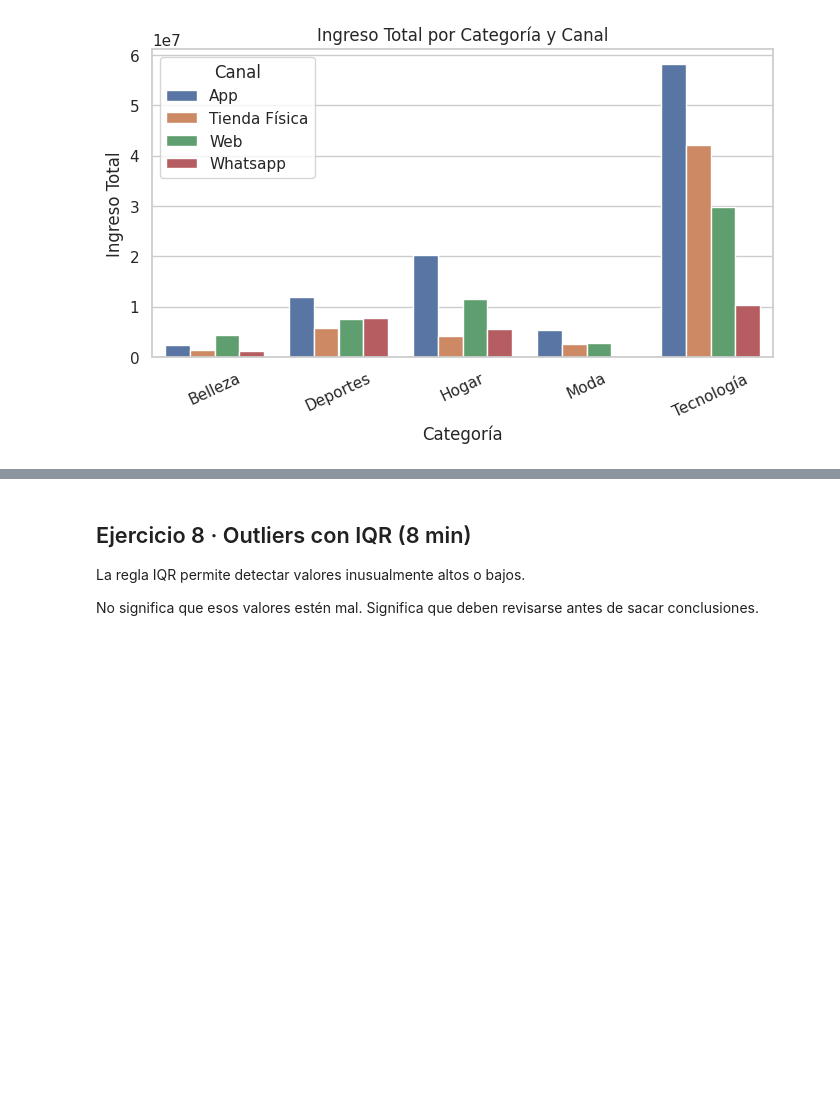
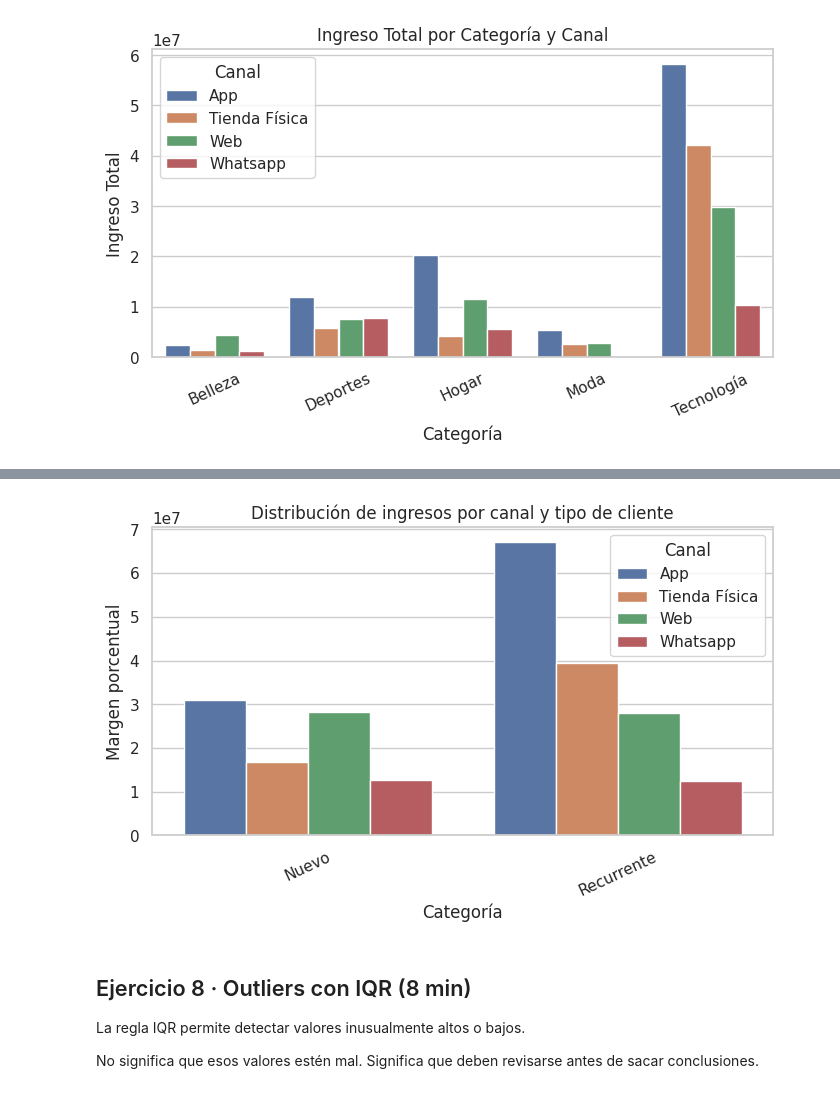
Before and after one commit to johnjgm01/Caso_estudio, a Jupyter notebook: Copia_de_Sprint07_Webinar11_students_version.ipynb, the cells around one changed output, grey strips where cells are left out. Saved outputs shown, nothing was run; the diff lists cells and outputs as text; code cells hidden in the pictures; blank space fills up the shorter version.

```diff
--- a/Copia_de_Sprint07_Webinar11_students_version.ipynb
+++ b/Copia_de_Sprint07_Webinar11_students_version.ipynb
@@ -593,3 +608,22 @@ plt.show()
+# %%
+# Distribución de ingresos por canal y tipo de cliente.
+ingreso_canal_cliente=df_limpio.groupby(['tipo_cliente','canal'],as_index=False).agg(total_ingresos=('ingreso','sum'))
+
+plt.figure(figsize=(8,4))
+sns.barplot(
+    data=ingreso_canal_cliente,
+    x='tipo_cliente',
+    y='total_ingresos',
+    hue='canal'
+)
+plt.title('Distribución de ingresos por canal y tipo de cliente')
+plt.xlabel('Categoría')
+plt.ylabel('Margen porcentual')
+plt.xticks(rotation=25)
+plt.legend(title='Canal')
+plt.show()
+# %% [output]
+[figure, added]
 # %% [markdown]
 ## Ejercicio 8 · Outliers con IQR \(8 min\)
 
```
Also changed, not shown: parts of 8 cells of this notebook.
